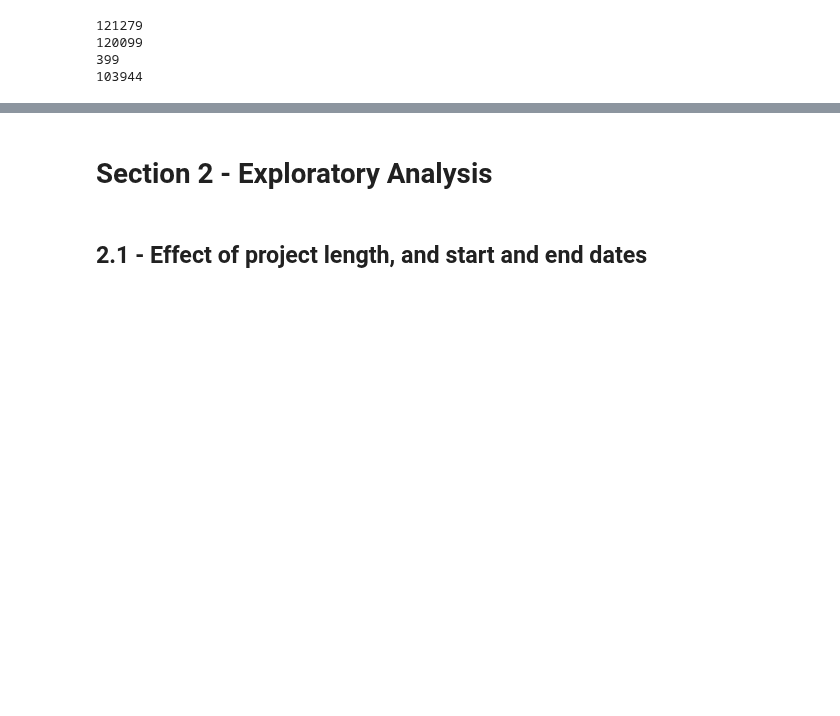
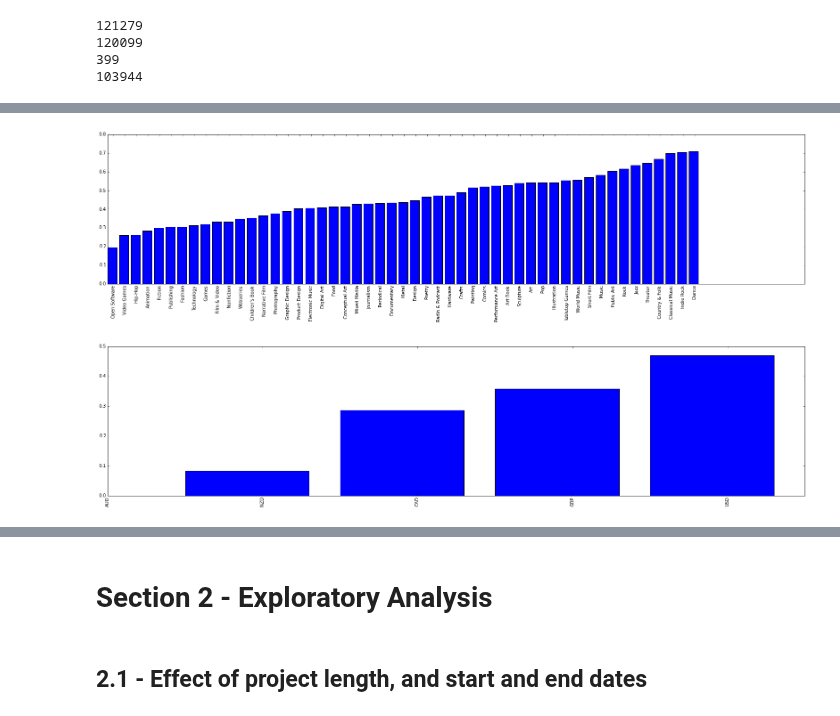
Before and after one commit to johnsturm/cs109, a Jupyter notebook: Process Book.ipynb, the cells around one changed output, grey strips where cells are left out. Cells and saved outputs as stored; diff of their text form; code cells hidden in the pictures; blank space fills up the shorter version.

```diff
--- a/Process Book.ipynb
+++ b/Process Book.ipynb
@@ -827,0 +889,14 @@ SyntaxError: invalid syntax (<ipython-input-23-37397462d30a>, line 14)
+# %%
+xarray = xtest_vector.toarray()
+df = pd.DataFrame({"score": [log_likelihood(clf, [x], [y]) for x, y in zip(xarray, ytest_final)],
+                   "blurb": xtest_final,
+                   "prob": [clf.predict_proba([x])[0][1] for x, y in zip(xarray, ytest_final)],
+                   "success": ytest_final
+                   }
+                  )
+df = df.sort(columns="score")
+
+print "Worst Predictions"
+for i in range(100):
+    row = df.irow(i)
+    print row['blurb'], ":\t", row['prob'], "%,\t", row['score']
@@ -827,0 +921,24 @@ SyntaxError: invalid syntax (<ipython-input-23-37397462d30a>, line 14)
+# %%
+import operator
+
+def separate_by_field(df, field):
+    groups = df.groupby(field)
+    by_field = groups.aggregate({'success': np.mean})
+    by_field = by_field.sort(columns='success')
+
+    success = by_field.values
+    field_vals = by_field.index.values
+
+    fig = plt.figure(figsize=(28, 6))
+    ax = fig.add_subplot(1,1,1)
+
+    ax.bar([i for i in range(len(success))], success)
+    ax.set_xticks([i + .5 for i in range(len(success))])
+    ax.set_xticklabels(field_vals, rotation='vertical')
+    plt.show()
+# %%
+separate_by_field(subdf, 'category')
+separate_by_field(subdf, 'currency')
+# %% [output]
+[figure, added]
+[figure, added]
```
Also changed, not shown: parts of 49 cells of this notebook.
